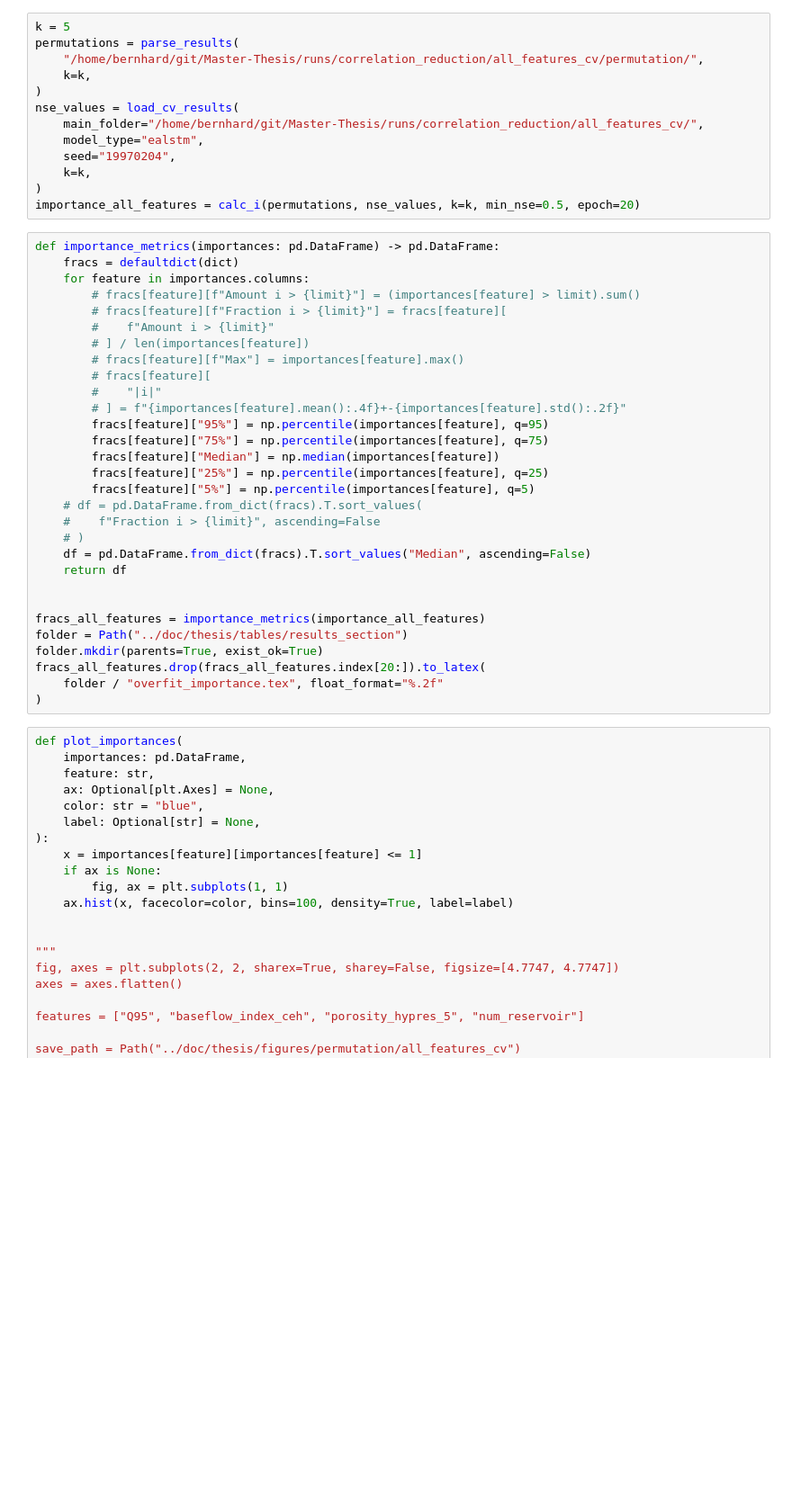
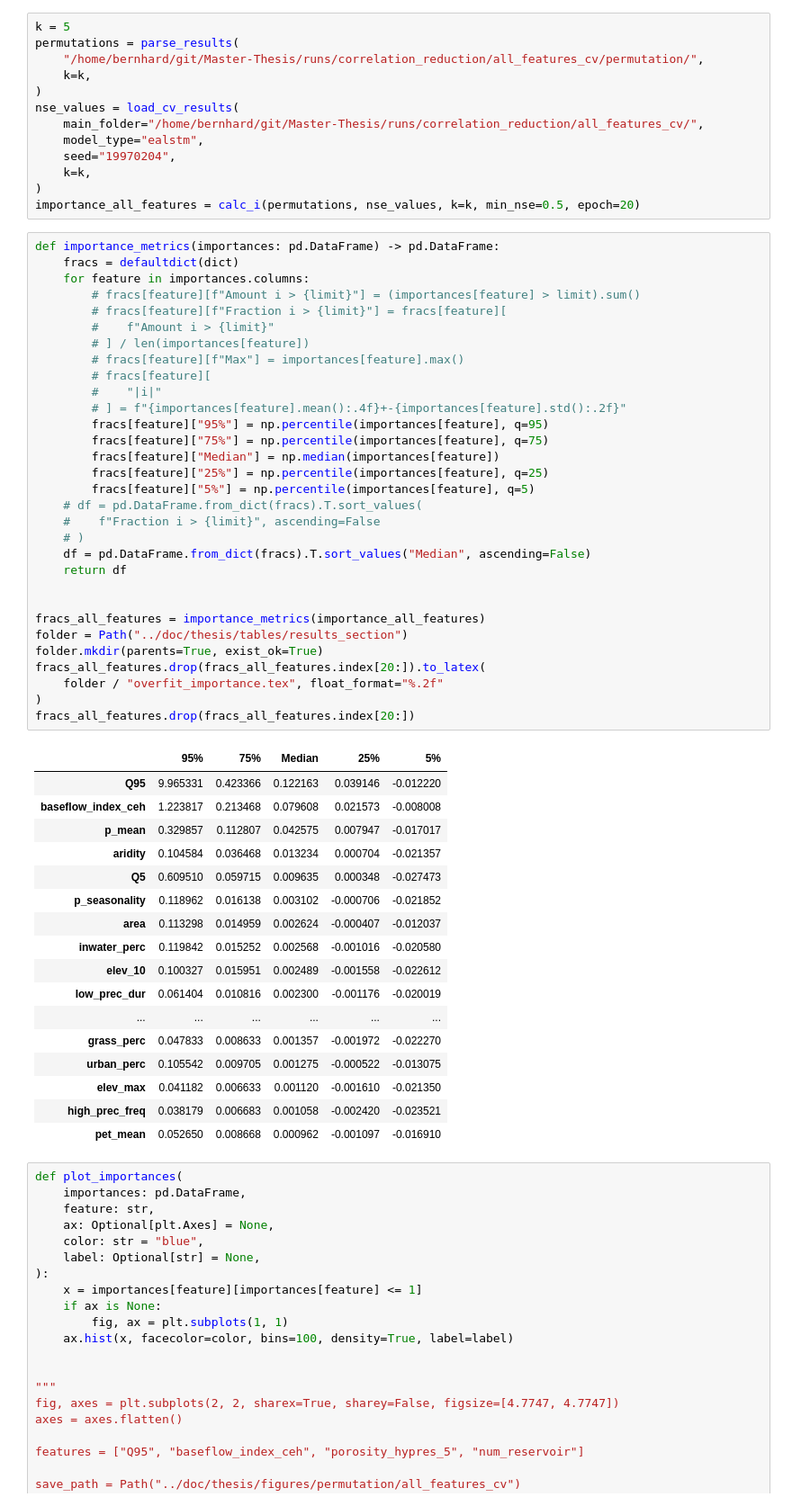
Before and after one commit to bernharl/Master-Thesis, a Jupyter notebook: notebooks/permutation_test.ipynb, the cells around one changed output. Shown at 90% size. Drawn from its saved outputs; the diff is of its cells as text; blank space fills up the shorter version.

```diff
--- a/notebooks/permutation_test.ipynb
+++ b/notebooks/permutation_test.ipynb
@@ -144,33 +144,52 @@ importance_all_features = calc_i(permutations, nse_values, k=k, min_nse=0.5, epo
 # %%
 def importance_metrics(importances: pd.DataFrame) -> pd.DataFrame:
     fracs = defaultdict(dict)
     for feature in importances.columns:
         # fracs[feature][f"Amount i > {limit}"] = (importances[feature] > limit).sum()
         # fracs[feature][f"Fraction i > {limit}"] = fracs[feature][
         #    f"Amount i > {limit}"
         # ] / len(importances[feature])
         # fracs[feature][f"Max"] = importances[feature].max()
         # fracs[feature][
         #    "|i|"
         # ] = f"{importances[feature].mean():.4f}+-{importances[feature].std():.2f}"
         fracs[feature]["95%"] = np.percentile(importances[feature], q=95)
         fracs[feature]["75%"] = np.percentile(importances[feature], q=75)
         fracs[feature]["Median"] = np.median(importances[feature])
         fracs[feature]["25%"] = np.percentile(importances[feature], q=25)
         fracs[feature]["5%"] = np.percentile(importances[feature], q=5)
     # df = pd.DataFrame.from_dict(fracs).T.sort_values(
     #    f"Fraction i > {limit}", ascending=False
     # )
     df = pd.DataFrame.from_dict(fracs).T.sort_values("Median", ascending=False)
     return df
 
 
 fracs_all_features = importance_metrics(importance_all_features)
 folder = Path("../doc/thesis/tables/results_section")
 folder.mkdir(parents=True, exist_ok=True)
 fracs_all_features.drop(fracs_all_features.index[20:]).to_latex(
     folder / "overfit_importance.tex", float_format="%.2f"
 )
+fracs_all_features.drop(fracs_all_features.index[20:])
+# %% [output]
+|  | 95% | 75% | Median | 25% | 5% |
+| Q95 | 9.965331 | 0.423366 | 0.122163 | 0.039146 | -0.012220 |
+| baseflow_index_ceh | 1.223817 | 0.213468 | 0.079608 | 0.021573 | -0.008008 |
+| p_mean | 0.329857 | 0.112807 | 0.042575 | 0.007947 | -0.017017 |
+| aridity | 0.104584 | 0.036468 | 0.013234 | 0.000704 | -0.021357 |
+| Q5 | 0.609510 | 0.059715 | 0.009635 | 0.000348 | -0.027473 |
+| p_seasonality | 0.118962 | 0.016138 | 0.003102 | -0.000706 | -0.021852 |
+| area | 0.113298 | 0.014959 | 0.002624 | -0.000407 | -0.012037 |
+| inwater_perc | 0.119842 | 0.015252 | 0.002568 | -0.001016 | -0.020580 |
+| elev_10 | 0.100327 | 0.015951 | 0.002489 | -0.001558 | -0.022612 |
+| low_prec_dur | 0.061404 | 0.010816 | 0.002300 | -0.001176 | -0.020019 |
+| ... | ... | ... | ... | ... | ... |
+| grass_perc | 0.047833 | 0.008633 | 0.001357 | -0.001972 | -0.022270 |
+| urban_perc | 0.105542 | 0.009705 | 0.001275 | -0.000522 | -0.013075 |
+| elev_max | 0.041182 | 0.006633 | 0.001120 | -0.001610 | -0.021350 |
+| high_prec_freq | 0.038179 | 0.006683 | 0.001058 | -0.002420 | -0.023521 |
+| pet_mean | 0.052650 | 0.008668 | 0.000962 | -0.001097 | -0.016910 |
 # %%
 def plot_importances(
     importances: pd.DataFrame,
```
Also changed, not shown: parts of 3 cells of this notebook.
